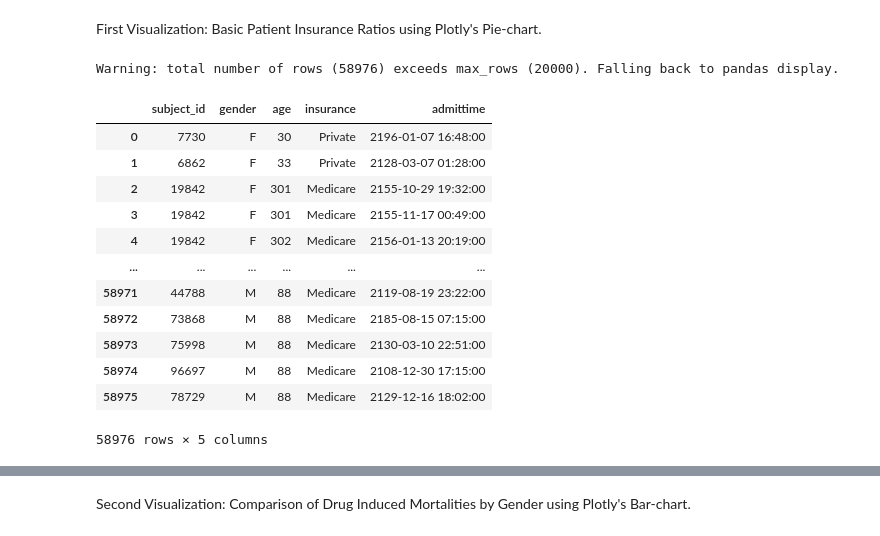
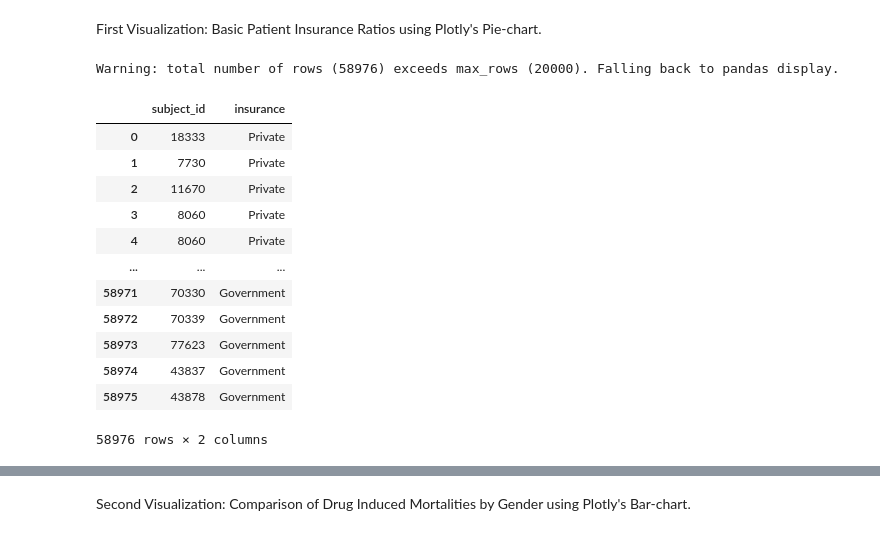
Before and after one commit to coltongerth/Mimic3-viz, a Jupyter notebook: MIMIC3_Viz.ipynb, the cells around one changed output, grey strips where cells are left out. Cells and saved outputs as stored; diff of their text form; code cells hidden in the pictures.

```diff
--- a/MIMIC3_Viz.ipynb
+++ b/MIMIC3_Viz.ipynb
@@ -53,33 +53,30 @@ First Visualization: Basic Patient Insurance Ratios using Plotly's Pie-chart.
 # %%
 query = """
 SELECT
   subject_id,
-  gender,
-  DATE_DIFF(DATE(admittime), DATE(dob), YEAR) AS age,
   insurance,
-  admittime
 FROM `physionet-data.mimiciii_clinical.patients`
 JOIN `physionet-data.mimiciii_clinical.admissions` USING (subject_id)
 
 """
 
 df = bq_client.query(query).to_dataframe()
 df
 # %% [output]
 Warning: total number of rows (58976) exceeds max_rows (20000). Falling back to pandas display.
-|  | subject_id | gender | age | insurance | admittime |
-| 0 | 7730 | F | 30 | Private | 2196-01-07 16:48:00 |
-| 1 | 6862 | F | 33 | Private | 2128-03-07 01:28:00 |
-| 2 | 19842 | F | 301 | Medicare | 2155-10-29 19:32:00 |
-| 3 | 19842 | F | 301 | Medicare | 2155-11-17 00:49:00 |
-| 4 | 19842 | F | 302 | Medicare | 2156-01-13 20:19:00 |
-| ... | ... | ... | ... | ... | ... |
-| 58971 | 44788 | M | 88 | Medicare | 2119-08-19 23:22:00 |
-| 58972 | 73868 | M | 88 | Medicare | 2185-08-15 07:15:00 |
-| 58973 | 75998 | M | 88 | Medicare | 2130-03-10 22:51:00 |
-| 58974 | 96697 | M | 88 | Medicare | 2108-12-30 17:15:00 |
-| 58975 | 78729 | M | 88 | Medicare | 2129-12-16 18:02:00 |
+|  | subject_id | insurance |
+| 0 | 18333 | Private |
+| 1 | 7730 | Private |
+| 2 | 11670 | Private |
+| 3 | 8060 | Private |
+| 4 | 8060 | Private |
+| ... | ... | ... |
+| 58971 | 70330 | Government |
+| 58972 | 70339 | Government |
+| 58973 | 77623 | Government |
+| 58974 | 43837 | Government |
+| 58975 | 43878 | Government |
-58976 rows × 5 columns
+58976 rows × 2 columns
 # %%
 insurance_counts = df['insurance'].value_counts().reset_index()
 insurance_counts.columns = ['insurance', 'Count']
```
Also changed, not shown: parts of 3 cells of this notebook.
